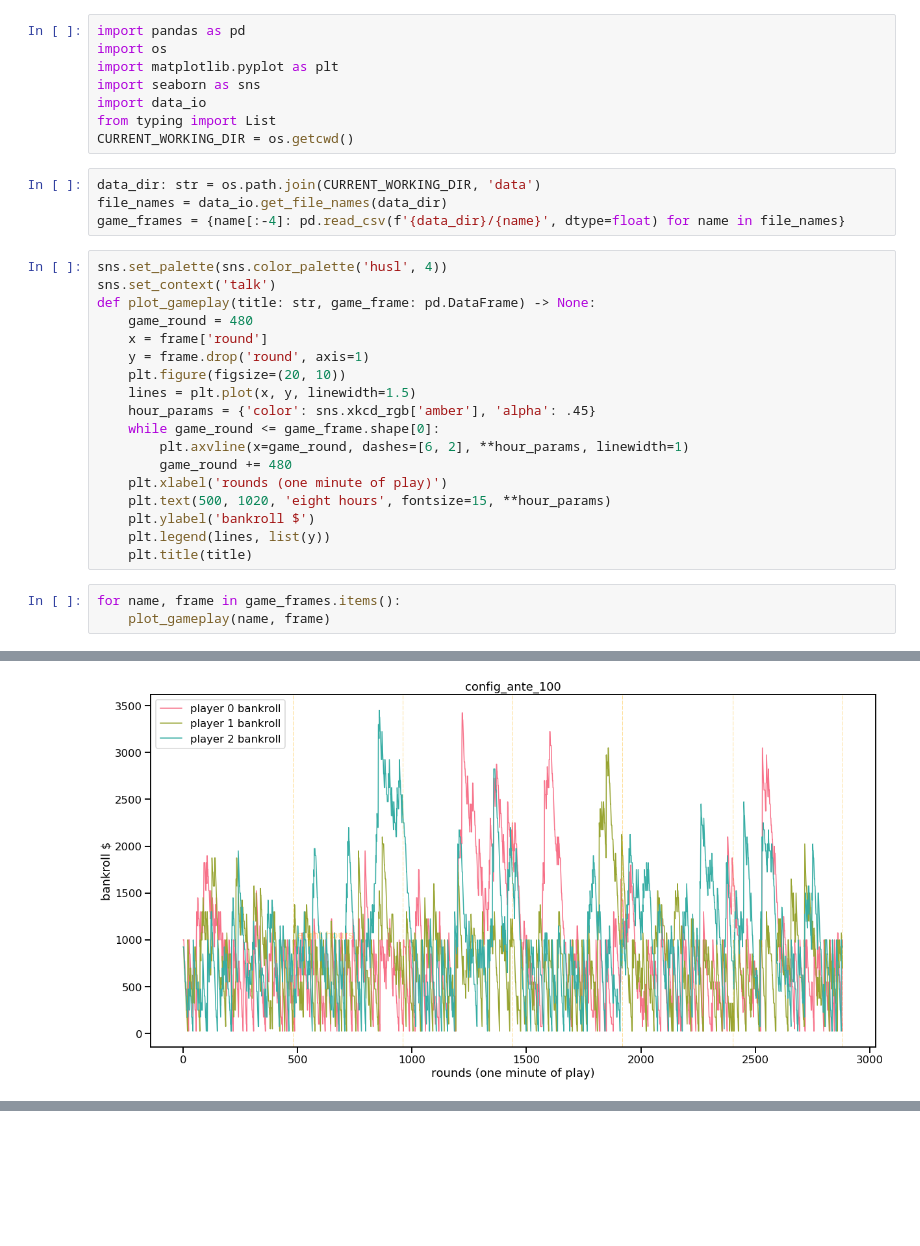
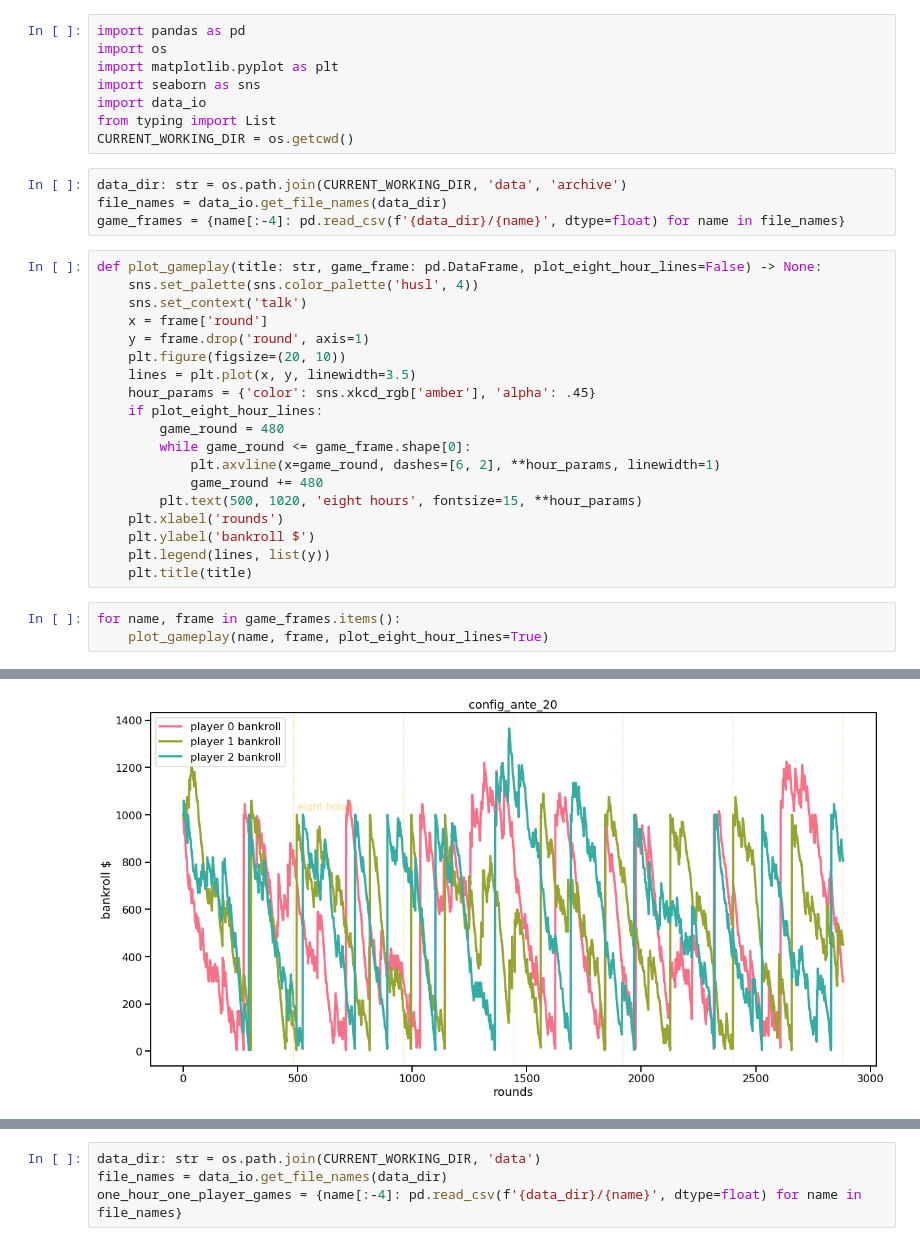
Before and after one commit to oxenfree/Dice-Game-and-Analysis, a Jupyter notebook: data_analysis.ipynb, the cells around one changed output, grey strips where cells are left out. Drawn from its saved outputs; the diff is of its cells as text; blank space fills up the shorter version.

```diff
--- a/data_analysis.ipynb
+++ b/data_analysis.ipynb
@@ -7,28 +7,29 @@ import data_io
 from typing import List
 CURRENT_WORKING_DIR = os.getcwd()
 # %%
-data_dir: str = os.path.join(CURRENT_WORKING_DIR, 'data')
+data_dir: str = os.path.join(CURRENT_WORKING_DIR, 'data', 'archive')
 file_names = data_io.get_file_names(data_dir)
 game_frames = {name[:-4]: pd.read_csv(f'{data_dir}/{name}', dtype=float) for name in file_names}
 # %%
-sns.set_palette(sns.color_palette('husl', 4))
-sns.set_context('talk')
-def plot_gameplay(title: str, game_frame: pd.DataFrame) -> None:
-    game_round = 480
+def plot_gameplay(title: str, game_frame: pd.DataFrame, plot_eight_hour_lines=False) -> None:
+    sns.set_palette(sns.color_palette('husl', 4))
+    sns.set_context('talk')
     x = frame['round']
     y = frame.drop('round', axis=1)
     plt.figure(figsize=(20, 10))
-    lines = plt.plot(x, y, linewidth=1.5)
+    lines = plt.plot(x, y, linewidth=3.5)
     hour_params = {'color': sns.xkcd_rgb['amber'], 'alpha': .45}
-    while game_round <= game_frame.shape[0]:
-        plt.axvline(x=game_round, dashes=[6, 2], **hour_params, linewidth=1)
-        game_round += 480
-    plt.xlabel('rounds (one minute of play)')
-    plt.text(500, 1020, 'eight hours', fontsize=15, **hour_params)
+    if plot_eight_hour_lines:
+        game_round = 480
+        while game_round <= game_frame.shape[0]:
+            plt.axvline(x=game_round, dashes=[6, 2], **hour_params, linewidth=1)
+            game_round += 480
+        plt.text(500, 1020, 'eight hours', fontsize=15, **hour_params)
+    plt.xlabel('rounds')
     plt.ylabel('bankroll $')
     plt.legend(lines, list(y))
     plt.title(title)
 # %%
 for name, frame in game_frames.items():
-    plot_gameplay(name, frame)
+    plot_gameplay(name, frame, plot_eight_hour_lines=True)
 # %% [output]
@@ -36 +37 @@ for name, frame in game_frames.items():
-[figure, old version]
+[figure, new version]
@@ -38,0 +39,4 @@ for name, frame in game_frames.items():
+# %%
+data_dir: str = os.path.join(CURRENT_WORKING_DIR, 'data')
+file_names = data_io.get_file_names(data_dir)
+one_hour_one_player_games = {name[:-4]: pd.read_csv(f'{data_dir}/{name}', dtype=float) for name in file_names}
```
Also changed, not shown: parts of 2 cells of this notebook, 12 other files.
